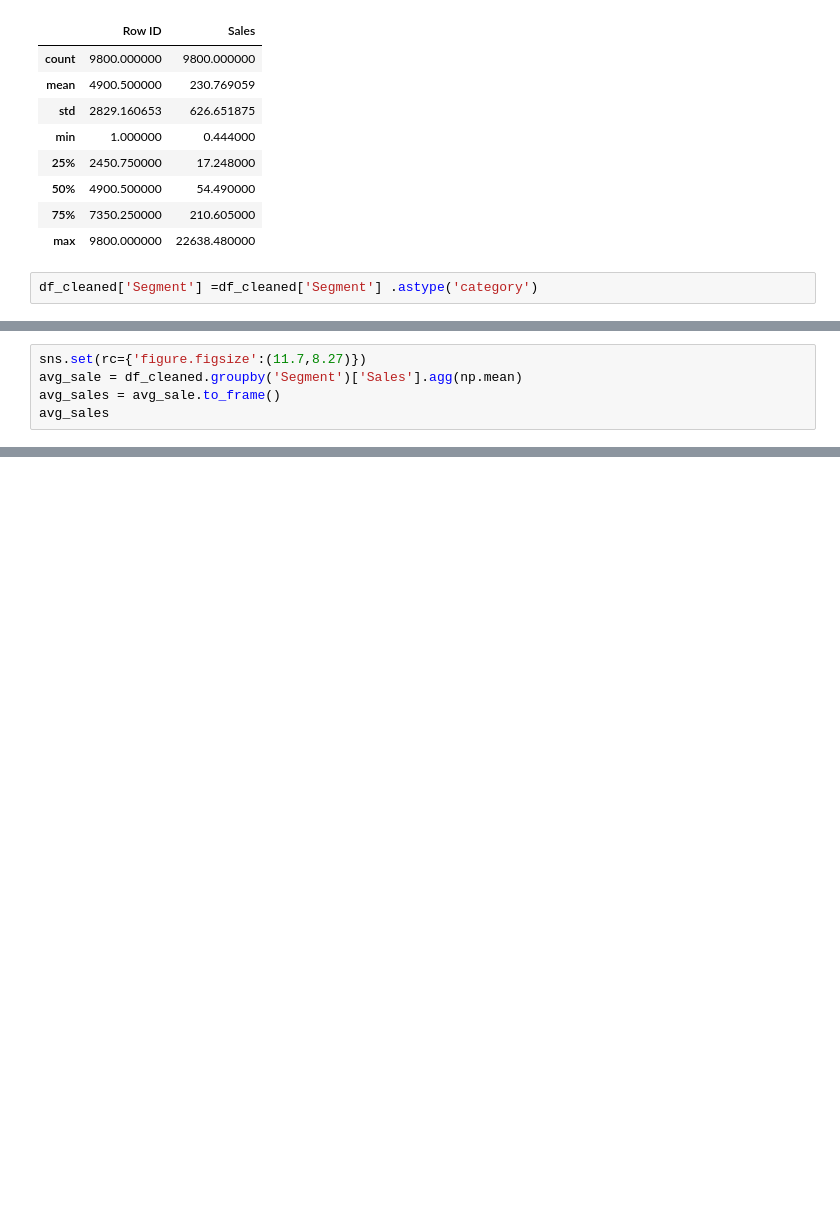
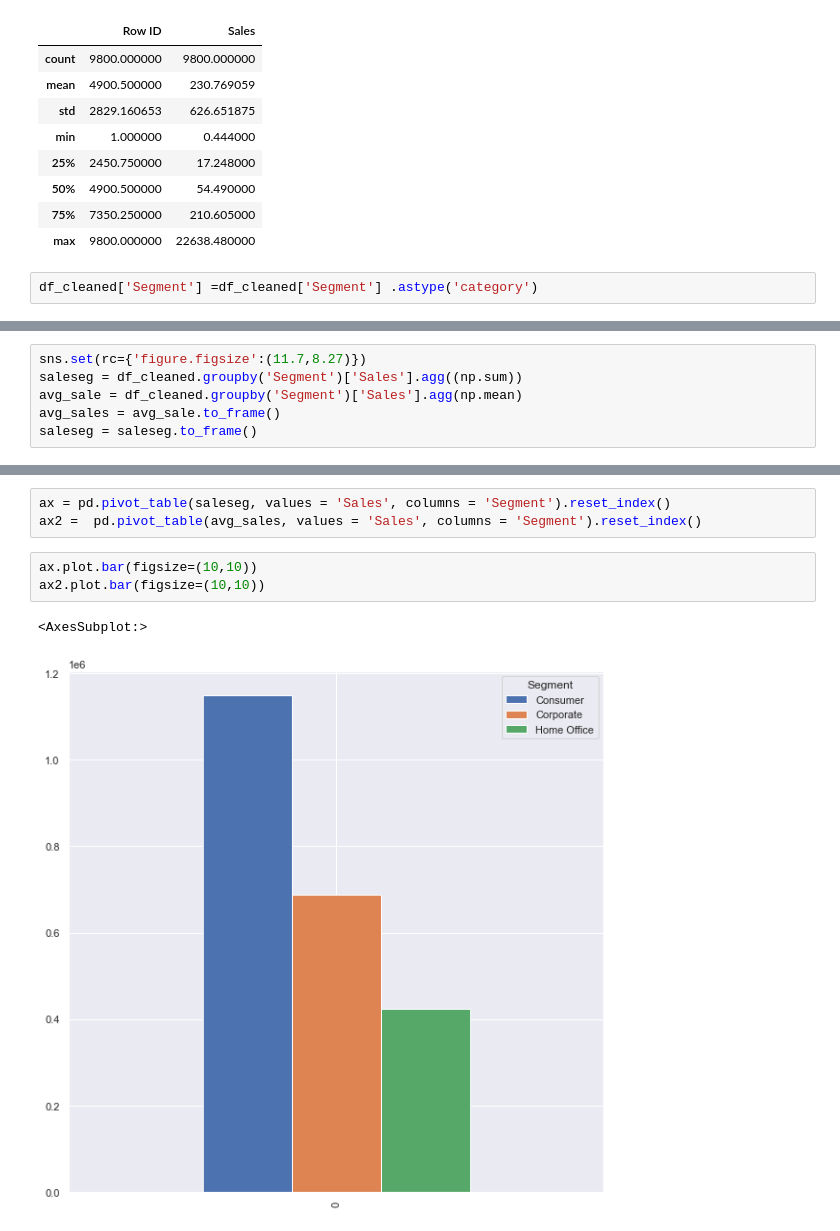
Before and after one commit to data301-2021-winter1/project-group18-project, a Jupyter notebook: notebooks/analysis1.ipynb, the cells around one changed output, grey strips where cells are left out. Saved outputs shown, nothing was run; the diff lists cells and outputs as text; blank space fills up the shorter version.

```diff
--- a/notebooks/analysis1.ipynb
+++ b/notebooks/analysis1.ipynb
@@ -103,5 +105,6 @@ sns.catplot(x='Category', kind="count", data=df_cleaned)
 # %%
 sns.set(rc={'figure.figsize':(11.7,8.27)})
+saleseg = df_cleaned.groupby('Segment')['Sales'].agg((np.sum))
 avg_sale = df_cleaned.groupby('Segment')['Sales'].agg(np.mean)
 avg_sales = avg_sale.to_frame()
-avg_sales
+saleseg = saleseg.to_frame()
@@ -118,0 +119,9 @@ SyntaxError: invalid syntax (Temp/ipykernel_4932/3746659097.py, line 1)
+# %%
+ax = pd.pivot_table(saleseg, values = 'Sales', columns = 'Segment').reset_index()
+ax2 =  pd.pivot_table(avg_sales, values = 'Sales', columns = 'Segment').reset_index()
+# %%
+ax.plot.bar(figsize=(10,10))
+ax2.plot.bar(figsize=(10,10))
+# %% [output]
+<AxesSubplot:>
+[figure, added]
```
Also changed, not shown: parts of 13 cells of this notebook.
